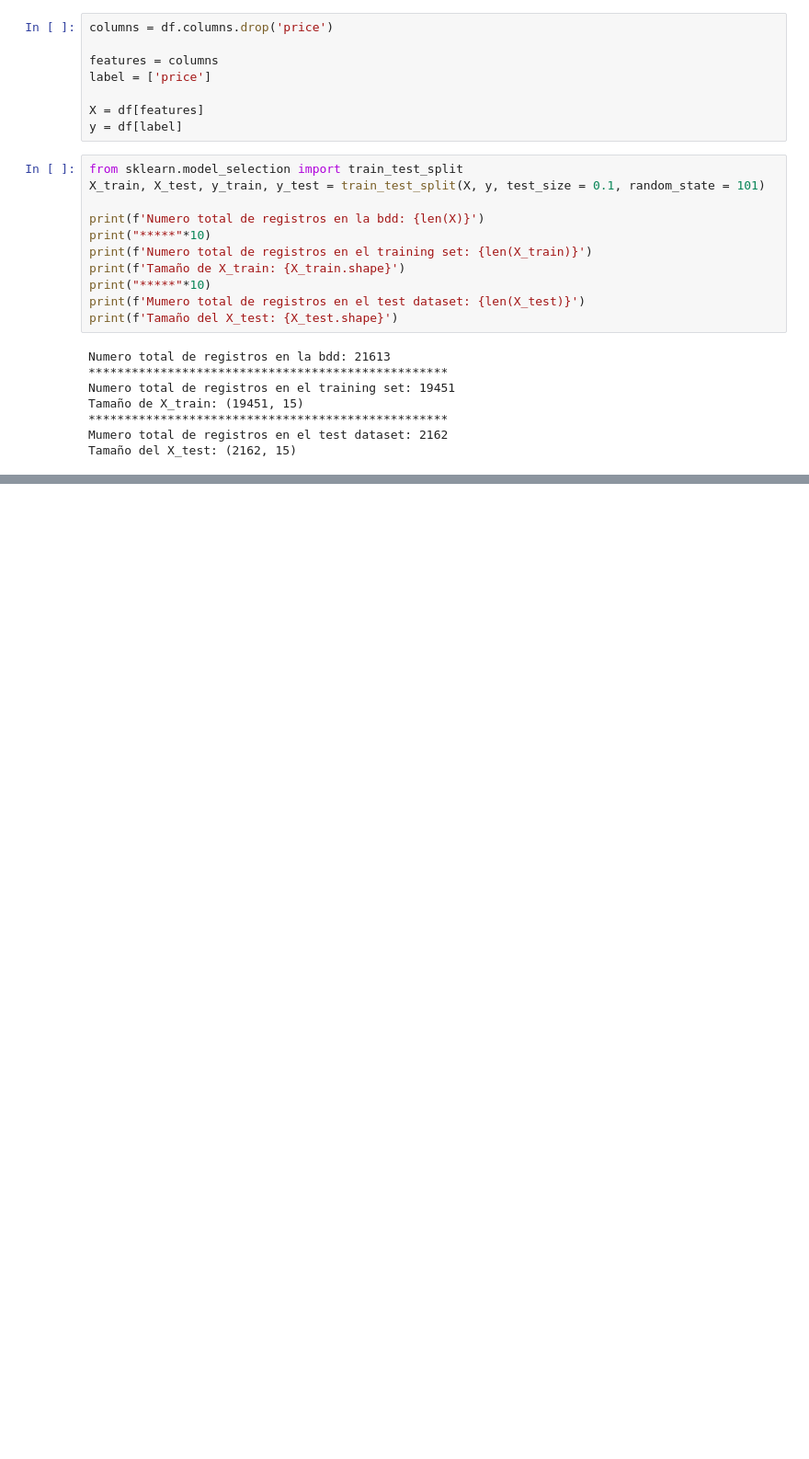
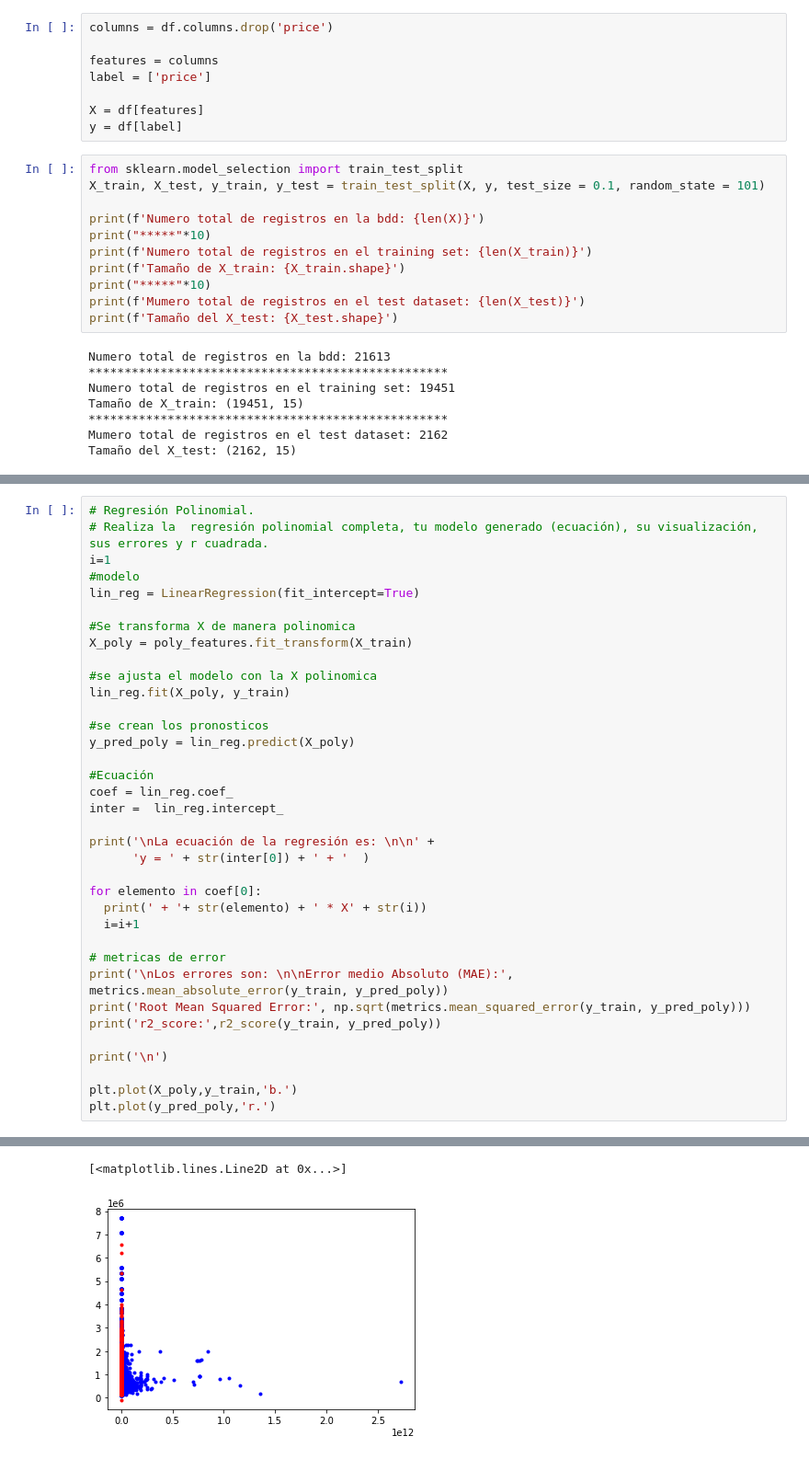
Before and after one commit to PosgradoMNA/actividades-de-aprendizaje-ams182, a Jupyter notebook: TecMty_Regresion_lineal_polinomial_A01104775.ipynb, the cells around one changed output, grey strips where cells are left out. Shown at 92% size. Saved outputs shown, nothing was run; the diff lists cells and outputs as text; blank space fills up the shorter version.

```diff
--- a/TecMty_Regresion_lineal_polinomial_A01104775.ipynb
+++ b/TecMty_Regresion_lineal_polinomial_A01104775.ipynb
@@ -600,0 +677,37 @@ Tamaño del X_test: (2162, 15)
+# %%
+# Regresión Polinomial.
+# Realiza la  regresión polinomial completa, tu modelo generado (ecuación), su visualización, sus errores y r cuadrada.
+i=1
+#modelo
+lin_reg = LinearRegression(fit_intercept=True)
+
+#Se transforma X de manera polinomica
+X_poly = poly_features.fit_transform(X_train)
+
+#se ajusta el modelo con la X polinomica
+lin_reg.fit(X_poly, y_train)
+
+#se crean los pronosticos
+y_pred_poly = lin_reg.predict(X_poly)
+
+#Ecuación
+coef = lin_reg.coef_
+inter =  lin_reg.intercept_
+
+print('\nLa ecuación de la regresión es: \n\n' +
+      'y = ' + str(inter[0]) + ' + '  )
+
+for elemento in coef[0]:
+  print(' + '+ str(elemento) + ' * X' + str(i))
+  i=i+1
+
+# metricas de error
+print('\nLos errores son: \n\nError medio Absoluto (MAE):', metrics.mean_absolute_error(y_train, y_pred_poly))
+print('Root Mean Squared Error:', np.sqrt(metrics.mean_squared_error(y_train, y_pred_poly)))
+print('r2_score:',r2_score(y_train, y_pred_poly))
+
+print('\n')
+
+plt.plot(X_poly,y_train,'b.')
+plt.plot(y_pred_poly,'r.')
+# %% [output]
@@ -600,0 +731,2 @@ Tamaño del X_test: (2162, 15)
+[<matplotlib.lines.Line2D at 0x...>]
+[figure, added]
```
Also changed, not shown: parts of 17 cells of this notebook.
